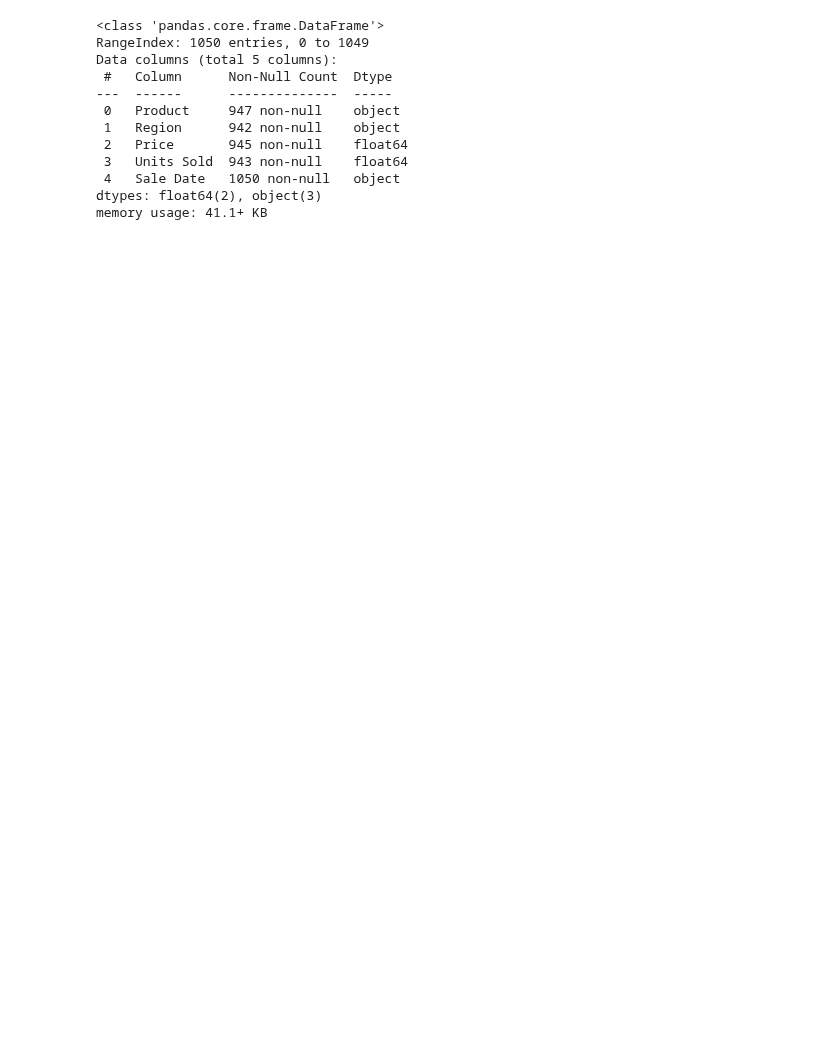
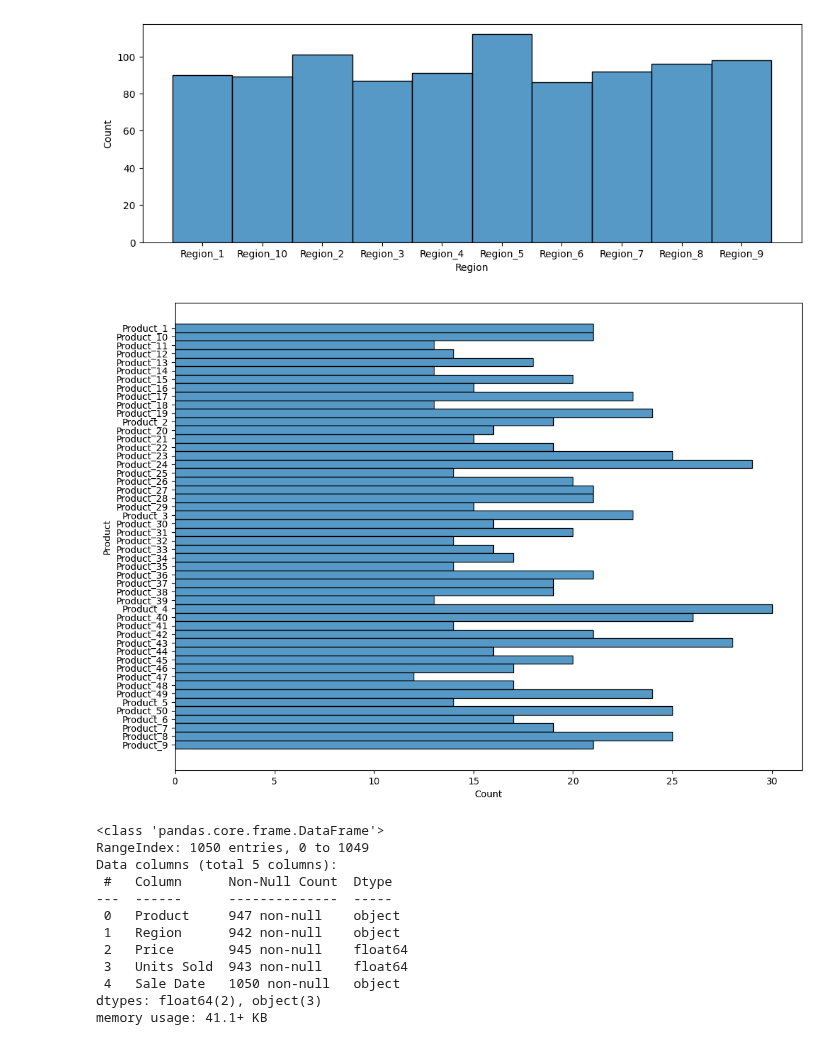
Before and after one commit to ChuHongHeMike/schulich_data_science_he55, a Jupyter notebook: Assignment/A1.ipynb, the cells around one changed output. Drawn from its saved outputs; the diff is of its cells as text; code cells hidden in the pictures; blank space fills up the shorter version.

```diff
--- a/Assignment/A1.ipynb
+++ b/Assignment/A1.ipynb
@@ -1,11 +1,30 @@
 # %%
 import pandas as pd
 import matplotlib.pyplot as plt
 import seaborn as sns
 df = pd.read_csv("C:/data_science/sales_data.csv")
 
+
+
+fig= plt.subplots(figsize=(12,4))
+sns.histplot(
+    data = df.sort_values(by='Region'),
+    x = 'Region'
+
+)
+plt.show()
+fig= plt.subplots(figsize=(12,9))
+sns.histplot(
+    data = df.sort_values(by='Product'),
+    y = 'Product'
+)
+plt.show()
+
+
 df.info()
 # %% [output]
+[figure, added]
+[figure, added]
 <class 'pandas.core.frame.DataFrame'>
 RangeIndex: 1050 entries, 0 to 1049
 Data columns (total 5 columns):
```
Also changed, not shown: parts of 6 cells of this notebook.
